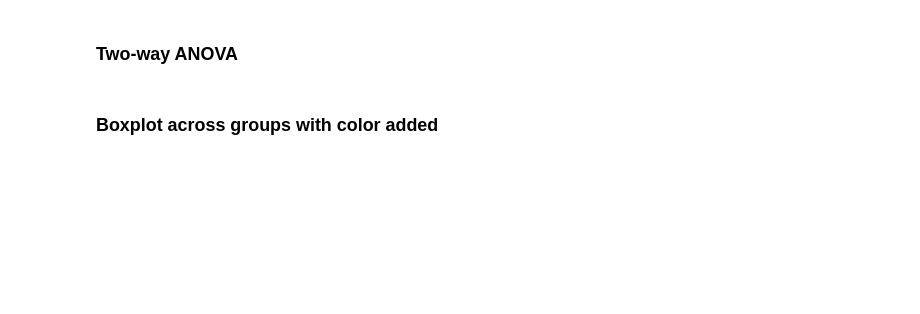
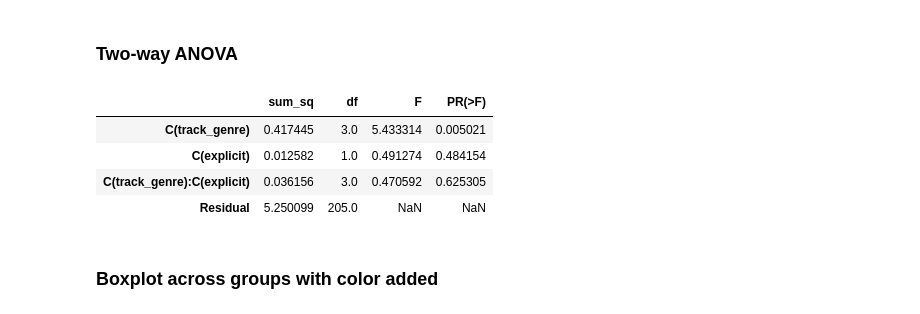
Before and after one commit to ismayc/oreilly-statistical-modeling-and-inference-with-python, a Jupyter notebook: exercises_2025-08.ipynb, the cells around one changed output. Drawn from its saved outputs; the diff is of its cells as text; code cells hidden in the pictures; blank space fills up the shorter version.

```diff
--- a/exercises_2025-08.ipynb
+++ b/exercises_2025-08.ipynb
@@ -399,6 +411,14 @@ from statsmodels.formula.api import ols
 ### Two-way ANOVA
 # %%
 # Perform two-way ANOVA analyzing energy across genres and explicit content
+model = ols('energy ~ C(track_genre) * C(explicit)', data=spotify_sample_subset).fit()
+sm.stats.anova_lm(model, typ=2)
+# %% [output]
+|  | sum_sq | df | F | PR(>F) |
+| C(track_genre) | 0.417445 | 3.0 | 5.433314 | 0.005021 |
+| C(explicit) | 0.012582 | 1.0 | 0.491274 | 0.484154 |
+| C(track_genre):C(explicit) | 0.036156 | 3.0 | 0.470592 | 0.625305 |
+| Residual | 5.250099 | 205.0 | NaN | NaN |
 # %% [markdown]
 ### Boxplot across groups with color added
 # %%
```
Also changed, not shown: parts of 5 cells of this notebook.
